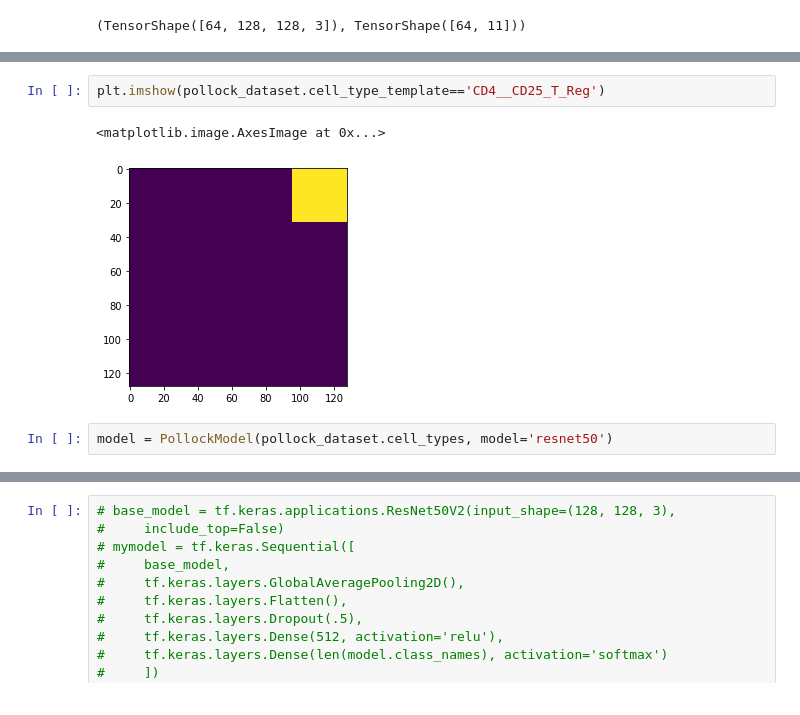
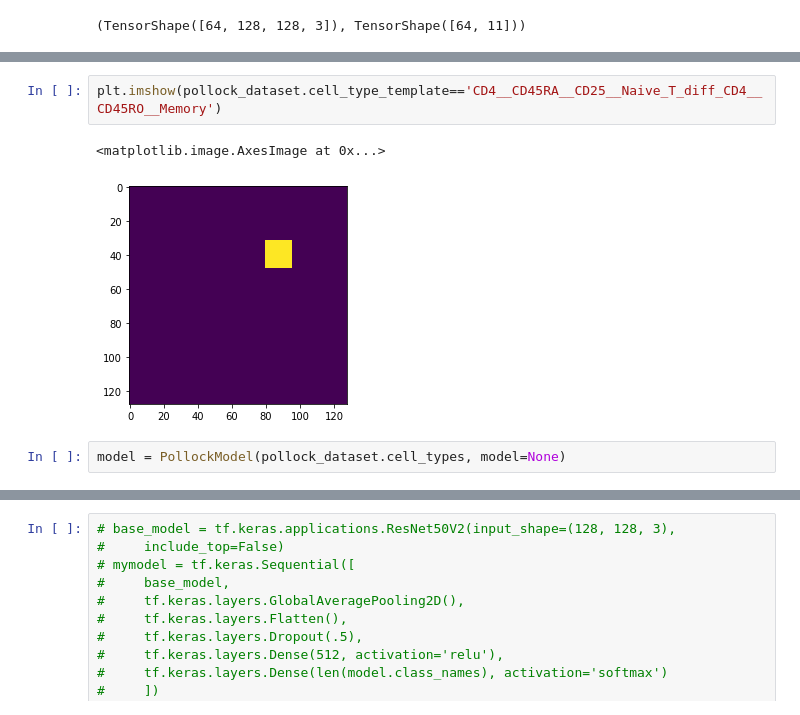
Before and after one commit to ding-lab/pollock, a Jupyter notebook: notebooks/example_from_expression_table.ipynb, the cells around one changed output, grey strips where cells are left out. Saved outputs shown, nothing was run; the diff lists cells and outputs as text.

```diff
--- a/notebooks/example_from_expression_table.ipynb
+++ b/notebooks/example_from_expression_table.ipynb
@@ -290,10 +314,10 @@ pollock_dataset.cell_types
 # %%
-plt.imshow(pollock_dataset.cell_type_template=='CD4__CD25_T_Reg')
+plt.imshow(pollock_dataset.cell_type_template=='CD4__CD45RA__CD25__Naive_T_diff_CD4__CD45RO__Memory')
 # %% [output]
 <matplotlib.image.AxesImage at 0x...>
-[figure, old version]
+[figure, new version]
 # %%
-model = PollockModel(pollock_dataset.cell_types, model='resnet50')
+model = PollockModel(pollock_dataset.cell_types, model=None)
 # %%
 model.model.summary()
 # %% [output]
```
Also changed, not shown: parts of 6 cells of this notebook.
